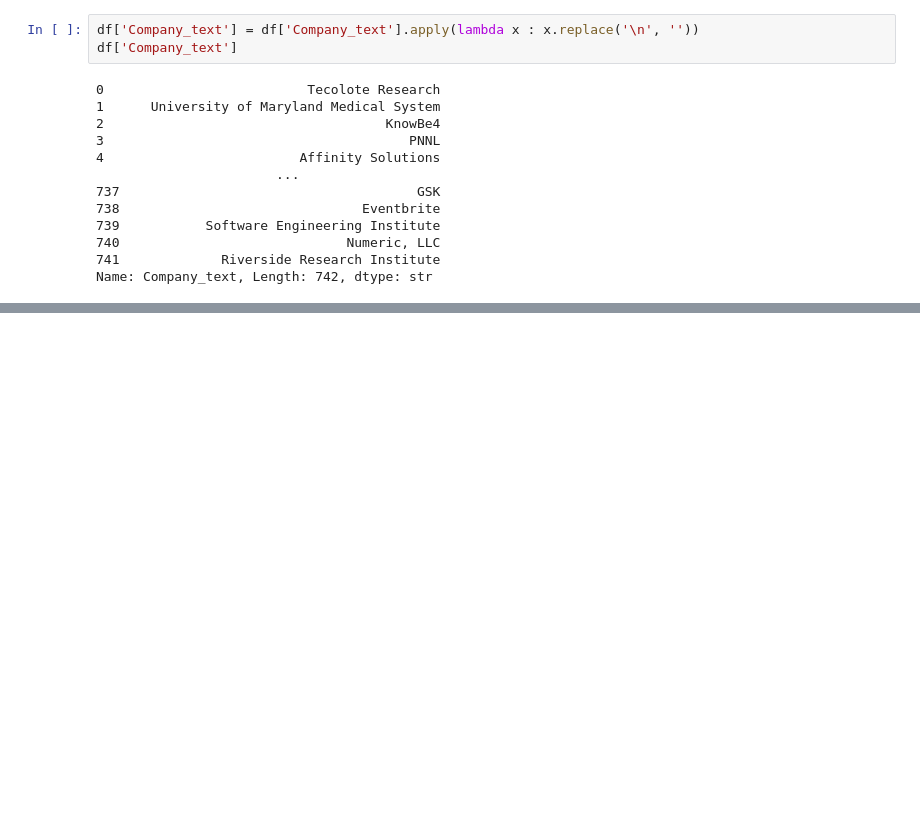
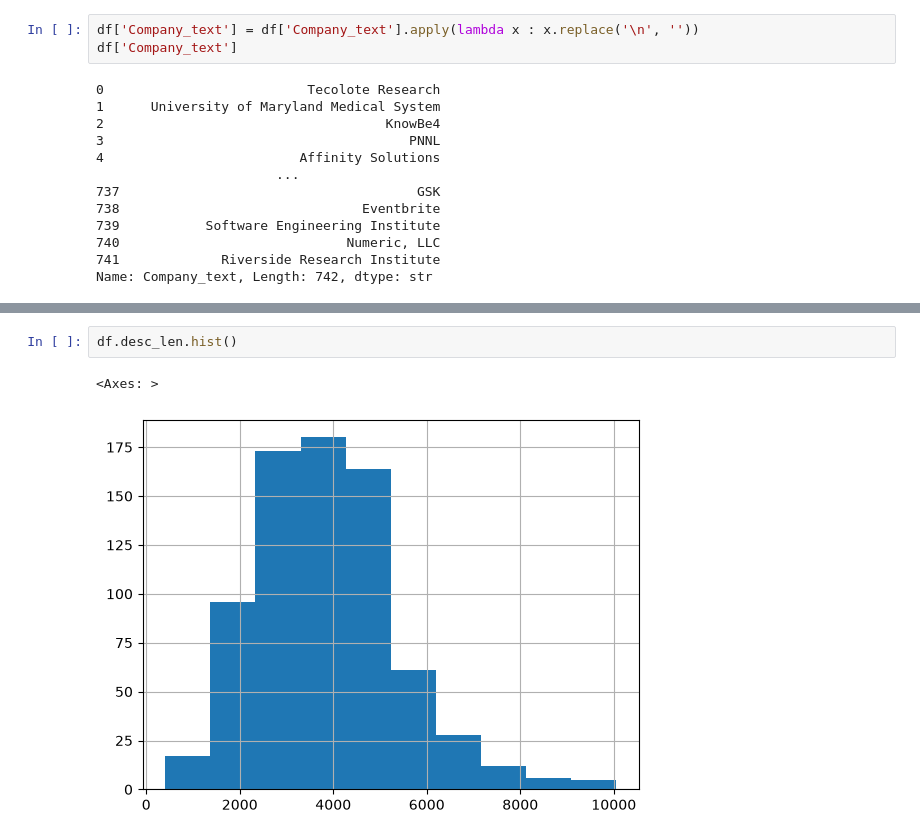
Before and after one commit to MahdiZakaleh/Olympic-Sports-and-Medals_1896-2014, a Jupyter notebook: data_eda.ipynb, the cells around one changed output, grey strips where cells are left out. Drawn from its saved outputs; the diff is of its cells as text; blank space fills up the shorter version.

```diff
--- a/data_eda.ipynb
+++ b/data_eda.ipynb
@@ -166,0 +193,5 @@ df.describe()
+# %%
+df.desc_len.hist()
+# %% [output]
+<Axes: >
+[figure, added]
```
Also changed, not shown: parts of 23 cells of this notebook, 1 other file.
